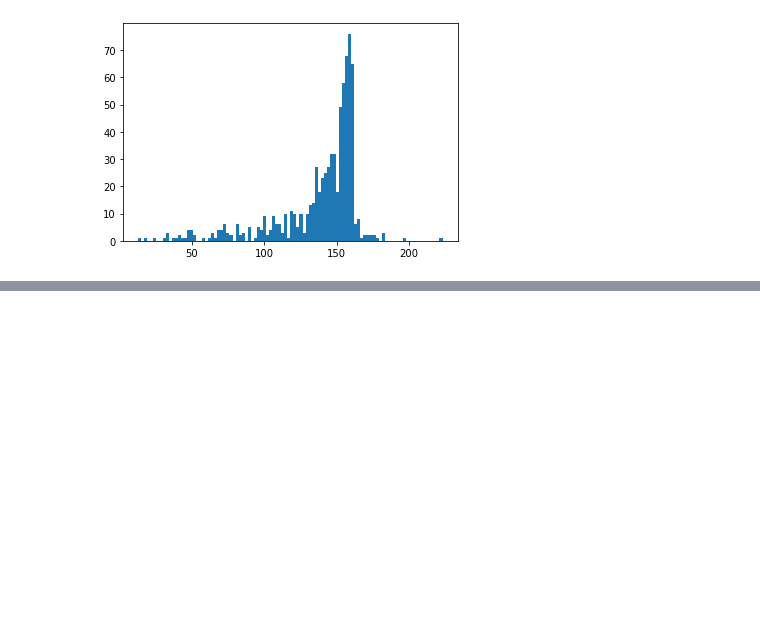
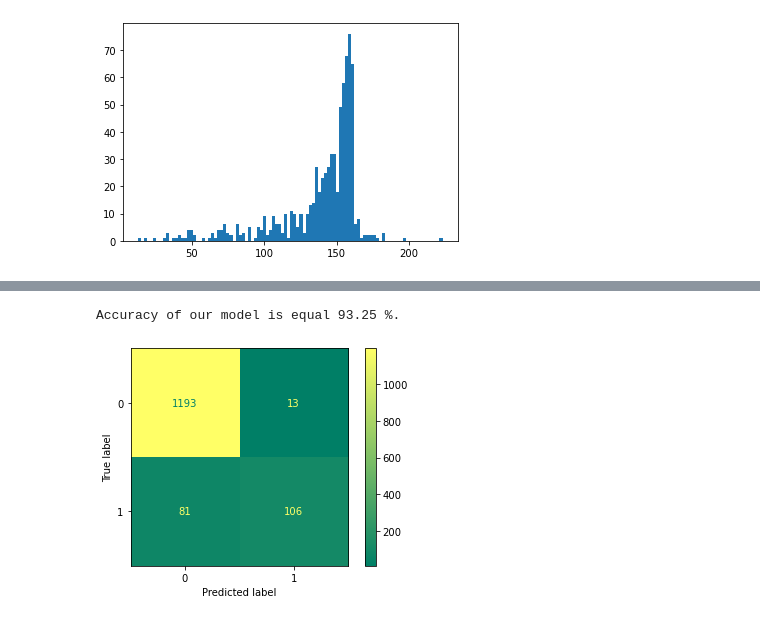
Before and after one commit to dataIA-2021/spamSA, a Jupyter notebook: Data observer.ipynb, the cells around one changed output, grey strips where cells are left out. Cells and saved outputs as stored; diff of their text form; code cells hidden in the pictures; blank space fills up the shorter version.

Commit message:
classifier function

```diff
--- a/Data observer.ipynb
+++ b/Data observer.ipynb
@@ -248,7 +248,7 @@ plt.hist(dfspam['message'].str.len(), bins=100)
  <BarContainer object of 100 artists>)
 [figure]
 # %%
-#df.insert(2, "length", "4", allow_duplicates=False)
+df.insert(2, "length", "4", allow_duplicates=False)
 for x in range(df.message.size):
        df.length.array[x] = len(df.message.array[x])
 # %%
@@ -291,0 +289,30 @@ binarycolumn("(?i)(FREE)", "prize")
+# %%
+from sklearn.metrics import confusion_matrix, accuracy_score
+from sklearn.metrics import plot_confusion_matrix
+from sklearn.model_selection import train_test_split
+
+def classifiertest(classifier, X, y, testset_size=0.25):
+    X_train, X_test, y_train, y_test = train_test_split(X, y, test_size=testset_size, random_state=37, stratify=y)
+    classifier.fit(X_train, y_train)
+    prediction = classifier.predict(X_test)
+    # Compute the accuracy (in %)
+    accuracy = accuracy_score(y_test, prediction)*100
+    # Let's see the global performance
+    print('Accuracy of our model is equal ' + str(round(accuracy, 2)) + ' %.')
+    plot_confusion_matrix(classifier, X_test, y_test,
+                                 cmap=plt.cm.summer, # other color palettes : https://matplotlib.org/3.1.0/tutorials/colors/colormaps.html
+                                 normalize=None)
+# %%
+from sklearn.preprocessing import LabelEncoder
+label_encod = LabelEncoder()
+dfe =label_encod.fit_transform(df['label'])
+y = dfe
+X =df[['length','free','phone','prize','give']]
+# %%
+from sklearn.neighbors import KNeighborsClassifier
+# Initialisation with the choice of k = 3
+KNN_classifier = KNeighborsClassifier(n_neighbors=5)
+classifiertest(KNN_classifier, X, y)
+# %% [output]
+Accuracy of our model is equal 93.25 %.
+[figure, added]
```
Also changed, not shown: parts of 7 cells of this notebook.
